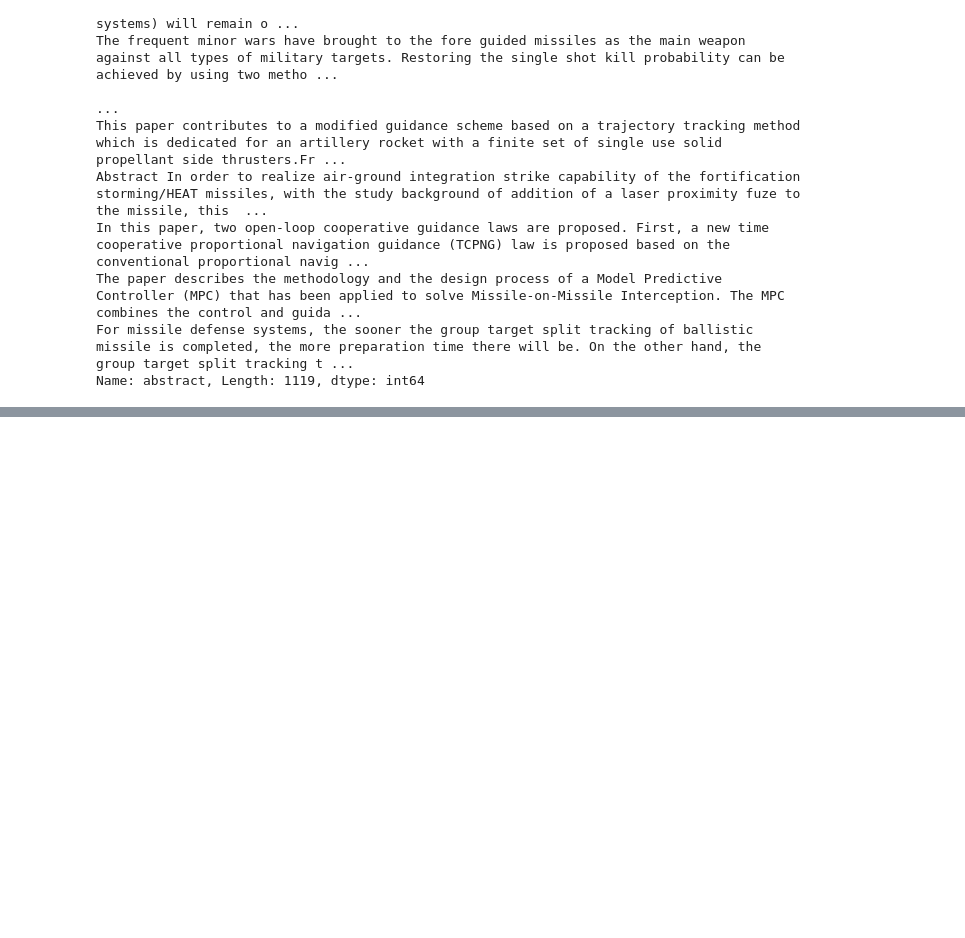
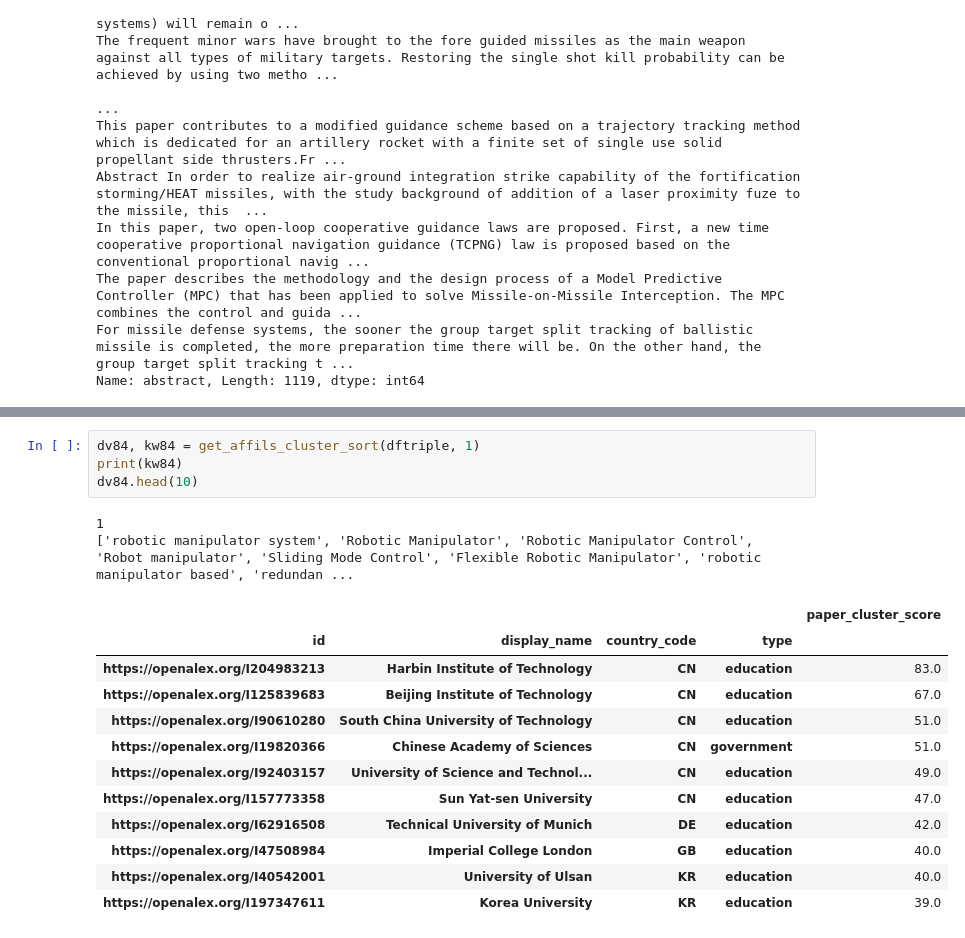
Before and after one commit to doolingdavidrs21/openalex-jamming-gpt4, a Jupyter notebook: update2d.ipynb, the cells around one changed output, grey strips where cells are left out. Saved outputs shown, nothing was run; the diff lists cells and outputs as text; blank space fills up the shorter version.

```diff
--- a/update2d.ipynb
+++ b/update2d.ipynb
@@ -207,0 +561,19 @@ Name: abstract, Length: 1119, dtype: int64
+# %%
+dv84, kw84 = get_affils_cluster_sort(dftriple, 1)
+print(kw84)
+dv84.head(10)
+# %% [output]
+1
+['robotic manipulator system', 'Robotic Manipulator', 'Robotic Manipulator Control', 'Robot manipulator', 'Sliding Mode Control', 'Flexible Robotic Manipulator', 'robotic manipulator based', 'redundan ...
+|  |  |  |  | paper_cluster_score |
+| id | display_name | country_code | type |  |
+| https://openalex.org/I204983213 | Harbin Institute of Technology | CN | education | 83.0 |
+| https://openalex.org/I125839683 | Beijing Institute of Technology | CN | education | 67.0 |
+| https://openalex.org/I90610280 | South China University of Technology | CN | education | 51.0 |
+| https://openalex.org/I19820366 | Chinese Academy of Sciences | CN | government | 51.0 |
+| https://openalex.org/I92403157 | University of Science and Technol... | CN | education | 49.0 |
+| https://openalex.org/I157773358 | Sun Yat-sen University | CN | education | 47.0 |
+| https://openalex.org/I62916508 | Technical University of Munich | DE | education | 42.0 |
+| https://openalex.org/I47508984 | Imperial College London | GB | education | 40.0 |
+| https://openalex.org/I40542001 | University of Ulsan | KR | education | 40.0 |
+| https://openalex.org/I197347611 | Korea University | KR | education | 39.0 |
```
Also changed, not shown: parts of 54 cells of this notebook.
